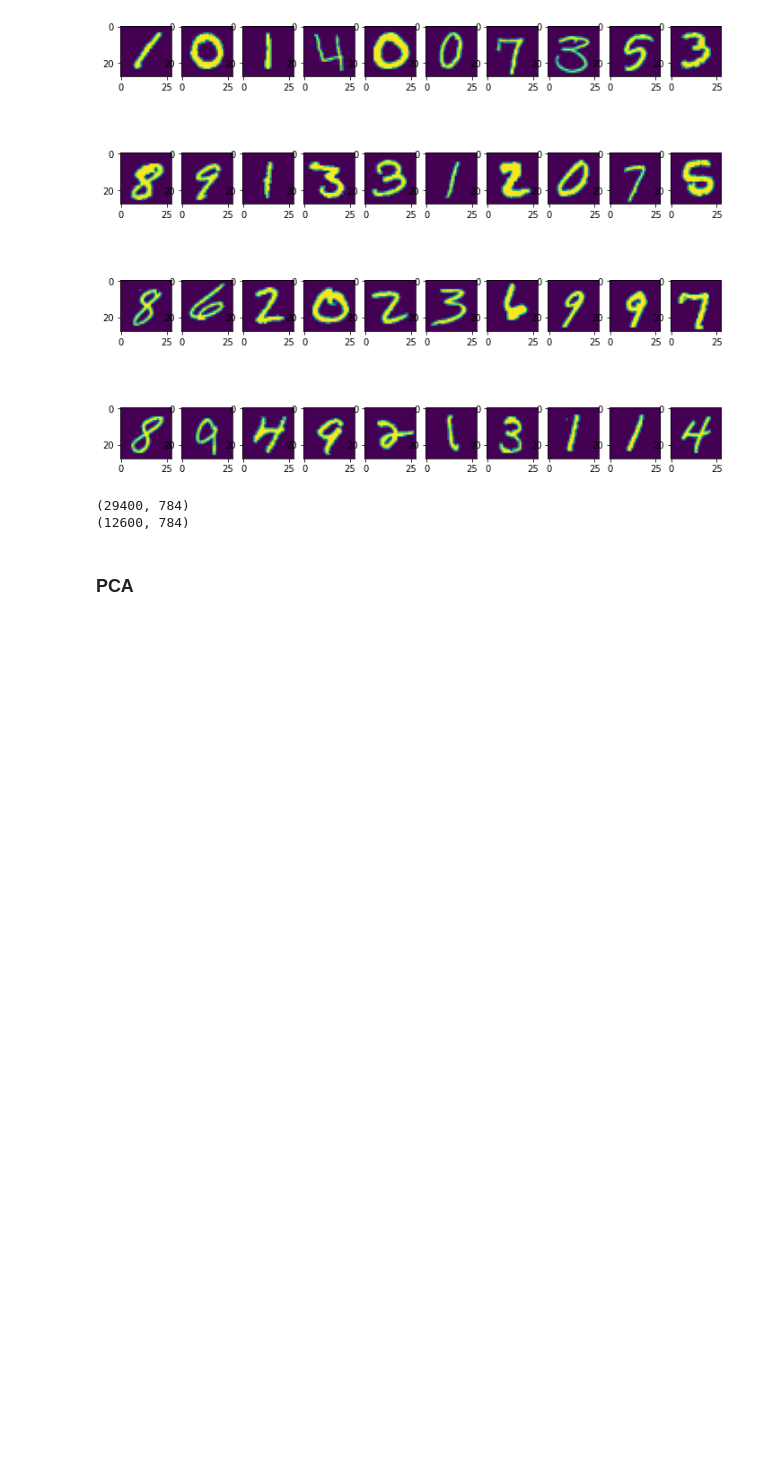
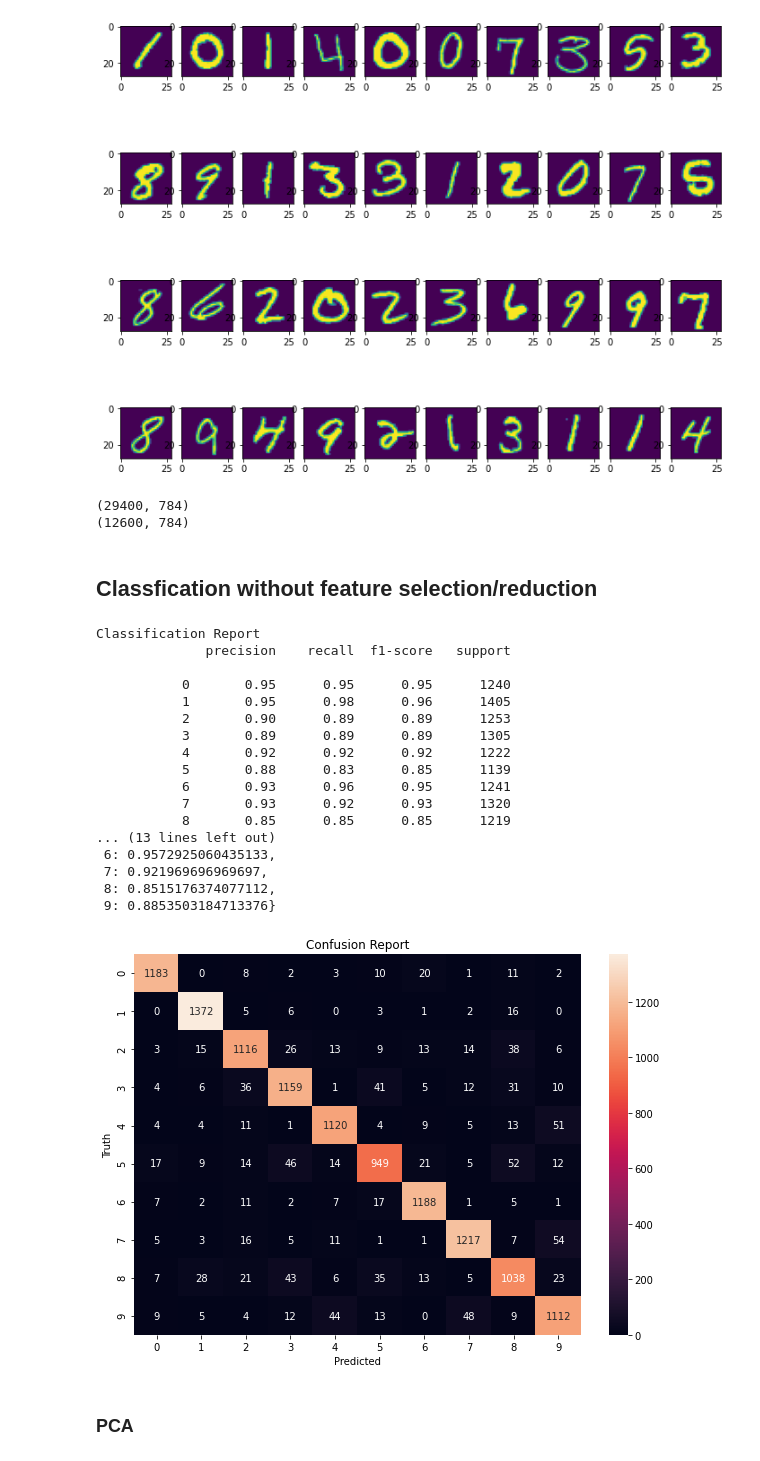
Before and after one commit to gbouzioto/machine_learning_master_2020, a Jupyter notebook: exercise_2/exercise_2.ipynb, the cells around one changed output. Cells and saved outputs as stored; diff of their text form; code cells hidden in the pictures; blank space fills up the shorter version.

```diff
--- a/exercise_2/exercise_2.ipynb
+++ b/exercise_2/exercise_2.ipynb
@@ -41,7 +45,7 @@ else:
 Dataset exists
 # %%
 #load the datasets
-train = pd.read_csv("mnist.csv").astype('int32')
+train = pd.read_csv("mnist.csv").astype('uint8')
 print ("Training dataset has %i observations and %i variables" %(train.shape[0], train.shape[1]-1))
 # %% [output]
 Training dataset has 42000 observations and 784 variables
@@ -97,7 +101,7 @@ for i in range(40):
 # %%
 #Split the dataset
 
-X_train, X_test, y_train, y_test = train_test_split(df_x, df_y, test_size=0.3, random_state=0)
+X_train, X_test, y_train, y_test = train_test_split(df_x, df_y, test_size=0.3, random_state=42, stratify=df_y)
 print(X_train.shape)
 print(X_test.shape)
 # %% [output]
@@ -205,0 +309,23 @@ def perform_classification(clf_name, data_train, data_test, target_train, target
+# %% [markdown]
+## Classfication without feature selection/reduction
+# %%
+perform_classification('Logistic Regression', X_train, X_test, y_train, y_test)
+# %% [output]
+Classification Report
+              precision    recall  f1-score   support
+
+           0       0.95      0.95      0.95      1240
+           1       0.95      0.98      0.96      1405
+           2       0.90      0.89      0.89      1253
+           3       0.89      0.89      0.89      1305
+           4       0.92      0.92      0.92      1222
+           5       0.88      0.83      0.85      1139
+           6       0.93      0.96      0.95      1241
+           7       0.93      0.92      0.93      1320
+           8       0.85      0.85      0.85      1219
+... (13 lines left out)
+ 6: 0.9572925060435133,
+ 7: 0.921969696969697,
+ 8: 0.8515176374077112,
+ 9: 0.8853503184713376}
+[figure, added]
```
Also changed, not shown: parts of 26 cells of this notebook.
